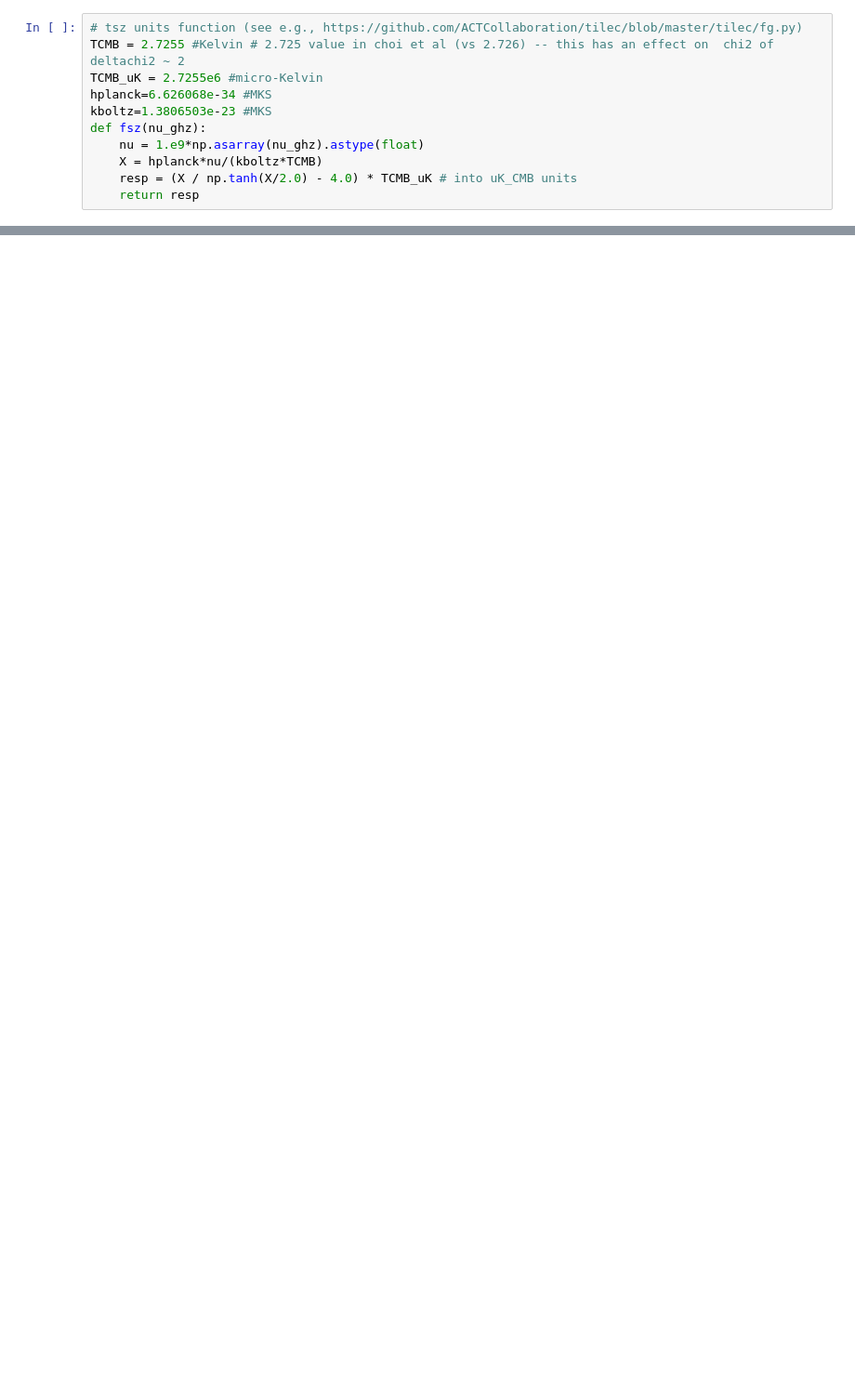
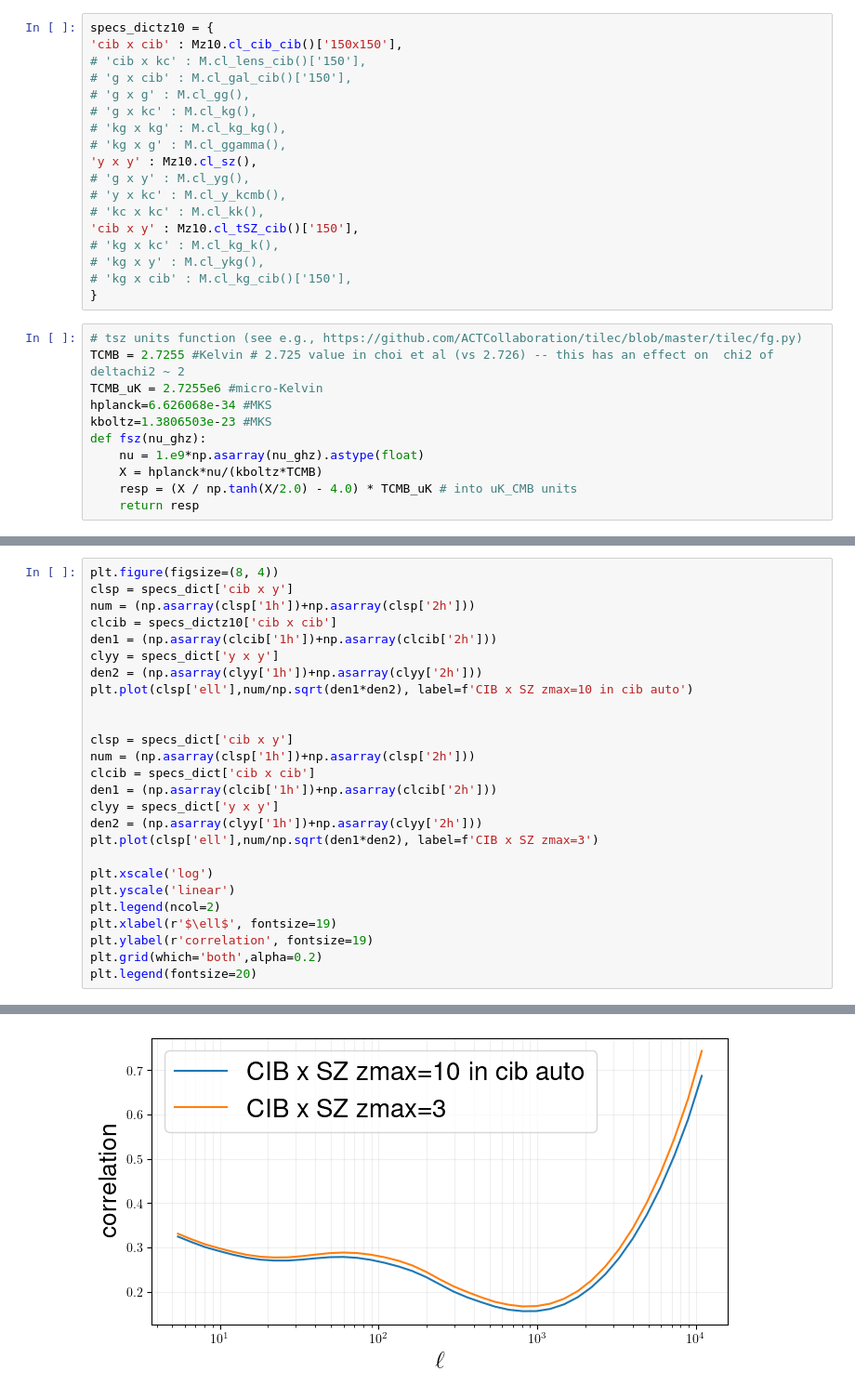
Before and after one commit to CLASS-SZ/notebooks, a Jupyter notebook: class_szxcib.ipynb, the cells around one changed output, grey strips where cells are left out. Shown at 93% size. Cells and saved outputs as stored; diff of their text form; blank space fills up the shorter version.

```diff
--- a/class_szxcib.ipynb
+++ b/class_szxcib.ipynb
@@ -241,3 +363,21 @@ specs_dict = {
+# %%
+specs_dictz10 = {
+'cib x cib' : Mz10.cl_cib_cib()['150x150'],
+# 'cib x kc' : M.cl_lens_cib()['150'],
+# 'g x cib' : M.cl_gal_cib()['150'],
+# 'g x g' : M.cl_gg(),
+# 'g x kc' : M.cl_kg(),
+# 'kg x kg' : M.cl_kg_kg(),
+# 'kg x g' : M.cl_ggamma(),
+'y x y' : Mz10.cl_sz(),
+# 'g x y' : M.cl_yg(),
+# 'y x kc' : M.cl_y_kcmb(),
+# 'kc x kc' : M.cl_kk(),
+'cib x y' : Mz10.cl_tSZ_cib()['150'],
+# 'kg x kc' : M.cl_kg_k(),
+# 'kg x y' : M.cl_ykg(),
+# 'kg x cib' : M.cl_kg_cib()['150'],
+}
 # %%
 # tsz units function (see e.g., https://github.com/ACTCollaboration/tilec/blob/master/tilec/fg.py)
 TCMB = 2.7255 #Kelvin # 2.725 value in choi et al (vs 2.726) -- this has an effect on  chi2 of deltachi2 ~ 2
@@ -290,0 +431,27 @@ plt.legend()
+# %%
+plt.figure(figsize=(8, 4))
+clsp = specs_dict['cib x y']
+num = (np.asarray(clsp['1h'])+np.asarray(clsp['2h']))
+clcib = specs_dictz10['cib x cib']
+den1 = (np.asarray(clcib['1h'])+np.asarray(clcib['2h']))
+clyy = specs_dict['y x y']
+den2 = (np.asarray(clyy['1h'])+np.asarray(clyy['2h']))
+plt.plot(clsp['ell'],num/np.sqrt(den1*den2), label=f'CIB x SZ zmax=10 in cib auto')
+
+
+clsp = specs_dict['cib x y']
+num = (np.asarray(clsp['1h'])+np.asarray(clsp['2h']))
+clcib = specs_dict['cib x cib']
+den1 = (np.asarray(clcib['1h'])+np.asarray(clcib['2h']))
+clyy = specs_dict['y x y']
+den2 = (np.asarray(clyy['1h'])+np.asarray(clyy['2h']))
+plt.plot(clsp['ell'],num/np.sqrt(den1*den2), label=f'CIB x SZ zmax=3')
+
+plt.xscale('log')
+plt.yscale('linear')
+plt.legend(ncol=2)
+plt.xlabel(r'$\ell$', fontsize=19)
+plt.ylabel(r'correlation', fontsize=19)
+plt.grid(which='both',alpha=0.2)
+plt.legend(fontsize=20)
+# %% [output]
@@ -290,0 +459 @@ plt.legend()
+[figure, added]
```
Also changed, not shown: parts of 16 cells of this notebook, 2 other files.
